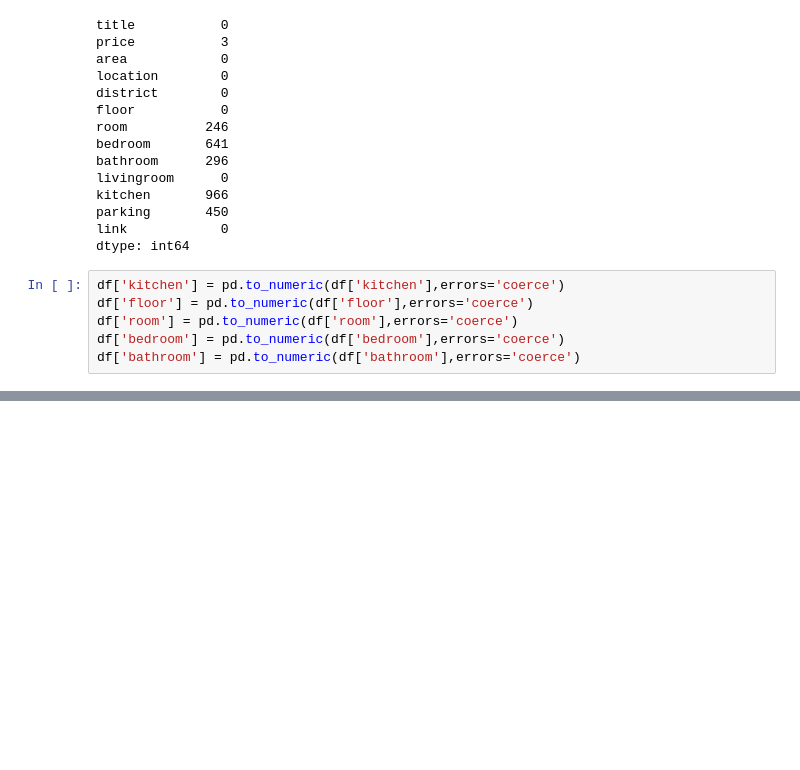
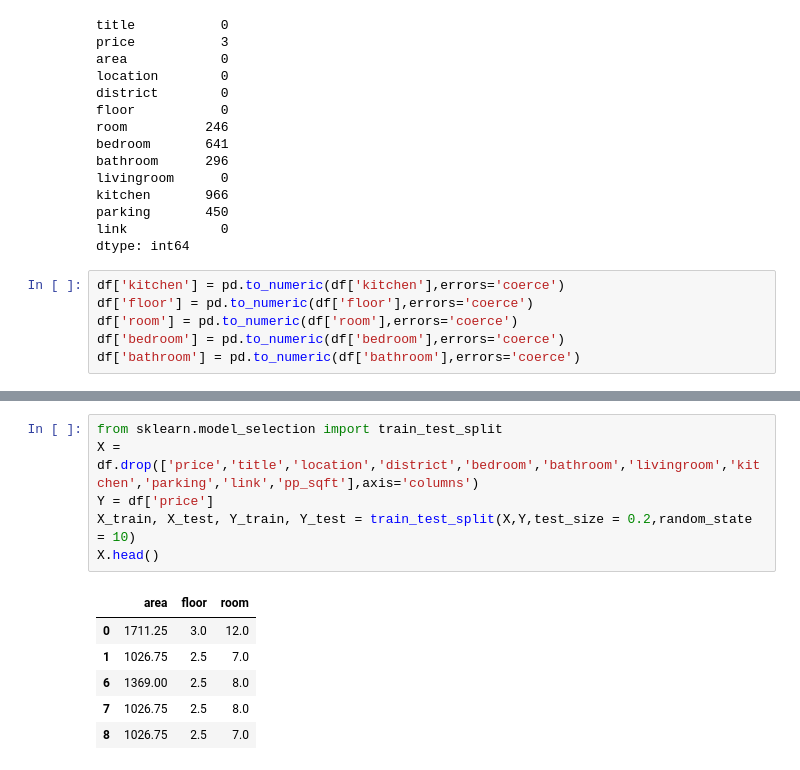
Before and after one commit to Sanoj32/Major-Project, a Jupyter notebook: jupyter_notebooks/99aana.ipynb, the cells around one changed output, grey strips where cells are left out. Saved outputs shown, nothing was run; the diff lists cells and outputs as text; blank space fills up the shorter version.

```diff
--- a/jupyter_notebooks/99aana.ipynb
+++ b/jupyter_notebooks/99aana.ipynb
@@ -206,0 +256,13 @@ AttributeError: 'NoneType' object has no attribute 'head'
+# %%
+from sklearn.model_selection import train_test_split
+X = df.drop(['price','title','location','district','bedroom','bathroom','livingroom','kitchen','parking','link','pp_sqft'],axis='columns')
+Y = df['price']
+X_train, X_test, Y_train, Y_test = train_test_split(X,Y,test_size = 0.2,random_state = 10)
+X.head()
+# %% [output]
+|  | area | floor | room |
+| 0 | 1711.25 | 3.0 | 12.0 |
+| 1 | 1026.75 | 2.5 | 7.0 |
+| 6 | 1369.00 | 2.5 | 8.0 |
+| 7 | 1026.75 | 2.5 | 8.0 |
+| 8 | 1026.75 | 2.5 | 7.0 |
```
Also changed, not shown: parts of 9 cells of this notebook, 10 other files.
